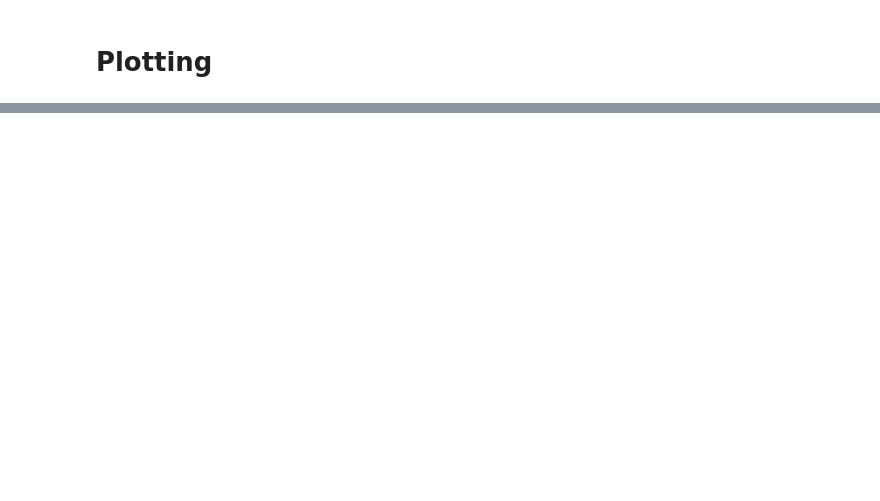
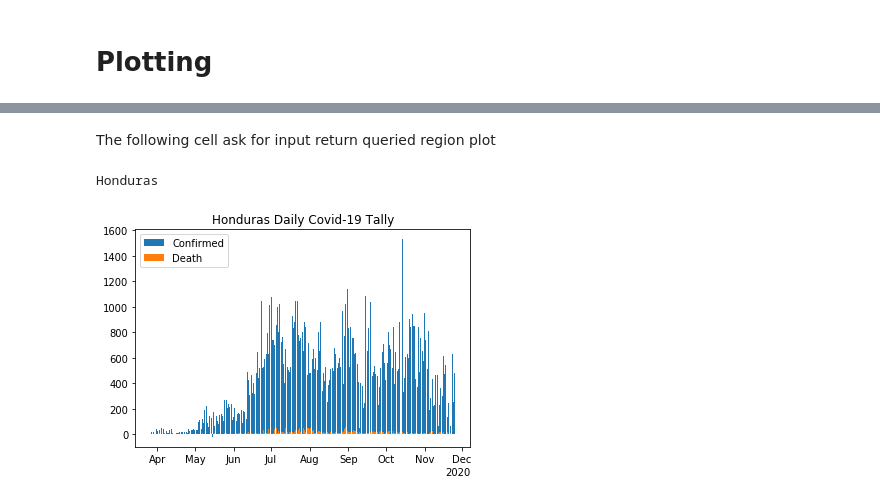
Before and after one commit to csauyong/Covid-in-HK-US, a Jupyter notebook: Covid in HK and US plot.ipynb, the cells around one changed output, grey strips where cells are left out. Saved outputs shown, nothing was run; the diff lists cells and outputs as text; code cells hidden in the pictures; blank space fills up the shorter version.

```diff
--- a/Covid in HK and US plot.ipynb
+++ b/Covid in HK and US plot.ipynb
@@ -39,0 +87,11 @@ len(region)
+# %% [markdown]
+The following cell ask for input return queried region plot
+# %%
+query = input()
+region = covid.loc[covid['Countries/areas'] == query]
+region = derive_daily(region)
+region.name = query
+plot(region)
+# %% [output]
+Honduras
+[figure, added]
```
Also changed, not shown: parts of 12 cells of this notebook.
